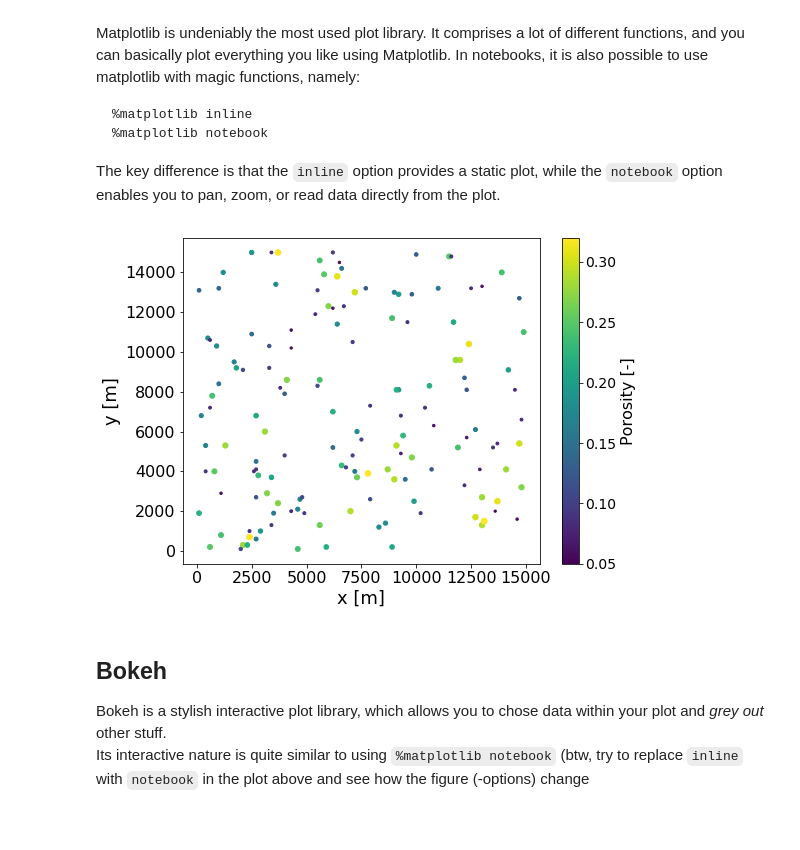
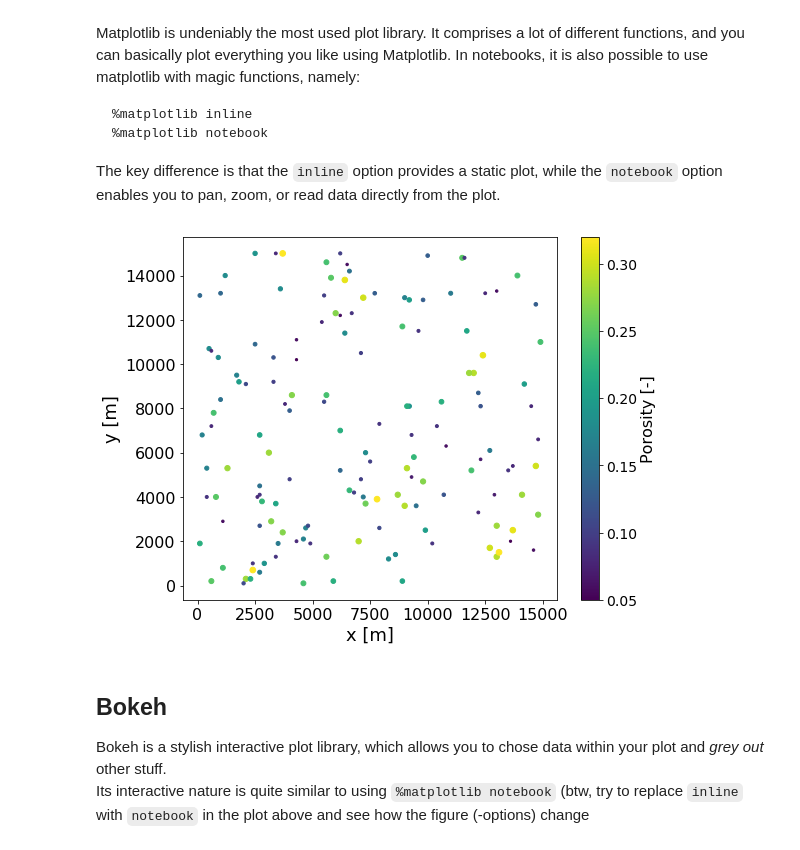
Before and after one commit to Japhiolite/geothermics, a Jupyter notebook: 00_Plotting_in_python.ipynb, the cells around one changed output. Cells and saved outputs as stored; diff of their text form; code cells hidden in the pictures.

Commit message:
updated plotting notebook

```diff
--- a/00_Plotting_in_python.ipynb
+++ b/00_Plotting_in_python.ipynb
@@ -62,27 +62,29 @@ The key difference is that the `inline` option provides a static plot, while the
 # %%
 import matplotlib.pyplot as plt
 %matplotlib inline
 
 # a usual way to create adjustable plots inline of notebooks is to create a figure space and add
 # the plot as a subplot
 fig = plt.figure(figsize=(8,6))
 fig.add_subplot(111)
 #a=plt.plot(ds['x_[m]'],ds['y_[m]'],'o',color=(0.9,0.2,0.2),label='porosity')
 b = plt.scatter(ds['x_[m]'],ds['y_[m]'],s=ds['por_[dec]']*100,c=ds['por_[dec]'],label='porosity')
 
 # to know the color coding, it is always good to add a colorbar
-cbar = fig.colorbar(b)
+cbar = fig.colorbar(b, cmap='viridis')
 
 # axes schould always be labeled
 plt.xlabel('x [m]',fontsize=18)
 plt.ylabel('y [m]',fontsize=18)
 
 #getting the axes ticks in a bigger font is often desireable, for axes, labels..everything
 plt.tick_params(axis='both',labelsize=16)
 cbar.ax.tick_params(labelsize=14)
 cbar.set_label(label='Porosity [-]',fontsize=16)
+
+plt.tight_layout()
 # %% [output]
-[figure, old version]
+[figure, new version]
 # %% [markdown]
 ## Bokeh
 Bokeh is a stylish interactive plot library, which allows you to chose data within your plot and *grey out* other stuff.
```
Also changed, not shown: parts of 6 cells of this notebook.
